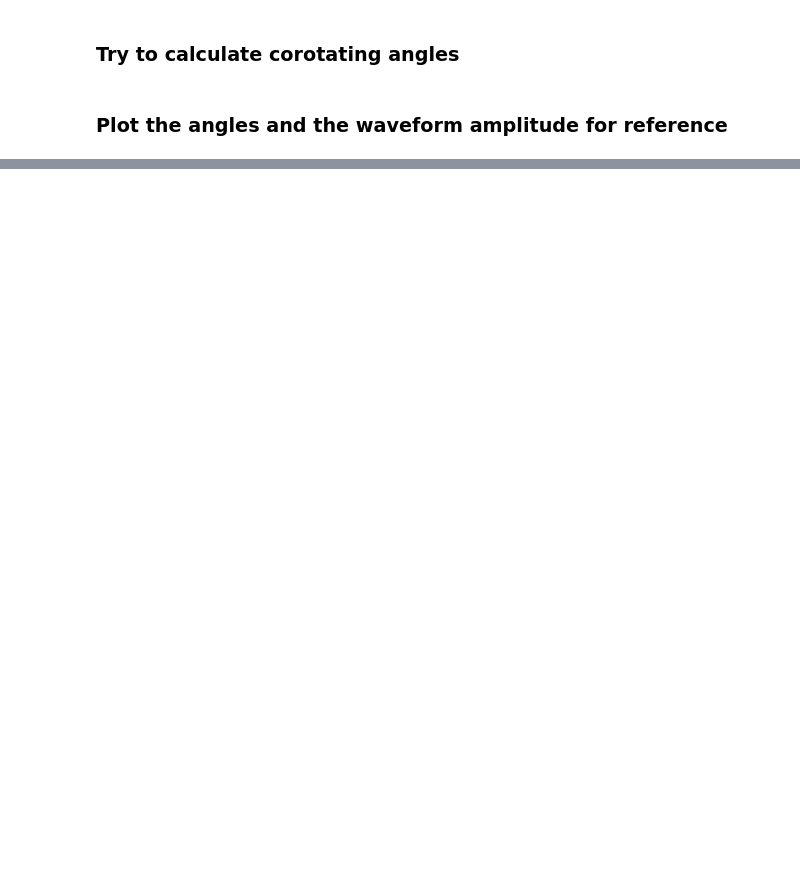
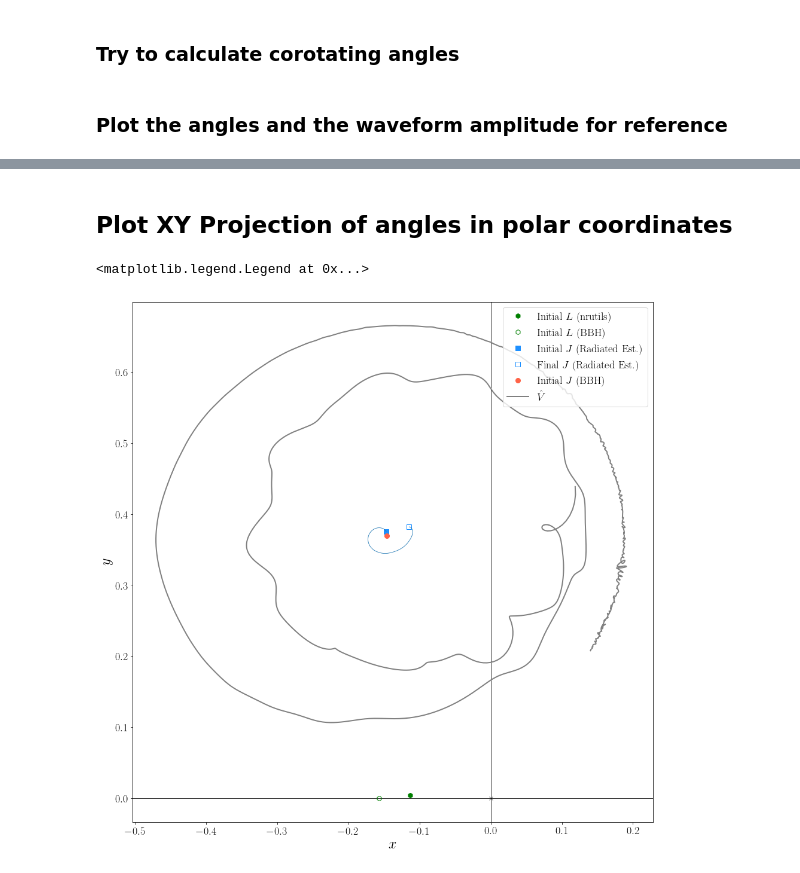
Before and after one commit to llondon6/nrutils_dev, a Jupyter notebook: issues/open/issue3_manipulate_waveform_frame.ipynb, the cells around one changed output, grey strips where cells are left out. Saved outputs shown, nothing was run; the diff lists cells and outputs as text; code cells hidden in the pictures; blank space fills up the shorter version.

Commit message:
updating manipulate waveform frame issue

```diff
--- a/issues/open/issue3_manipulate_waveform_frame.ipynb
+++ b/issues/open/issue3_manipulate_waveform_frame.ipynb
@@ -131,0 +132,72 @@ ax.set_xlim( [ domain_min, domain_max ] )
+# %% [markdown]
+## Plot XY Projection of angles in polar coordinates
+# %%
+
+#
+fig = figure( figsize=4*figaspect(1) )
+color = rgb(3)
+
+#
+y.__calc_radiated_quantities__()
+k = 0
+jx,jy,jz = y.remnant['J'][k] / linalg.norm( y.remnant['J'][k] )
+jfx,jfy,jfz = y.remnant['J'][-1] / linalg.norm( y.remnant['J'][-1] )
+
+#
+lx,ly,lz = (y.L1+y.L2)/linalg.norm( y.L1+y.L2 )
+L = array([ y.raw_metadata.initial_angular_momentumx, y.raw_metadata.initial_angular_momentumy, y.raw_metadata.initial_angular_momentumz])
+lx_bbh,ly_bbh,lz_bbh = L/linalg.norm(L)
+
+#
+S1 = array([ y.raw_metadata.initial_bh_spin2x, y.raw_metadata.initial_bh_spin2y, y.raw_metadata.initial_bh_spin2z])
+S2 = array([ y.raw_metadata.initial_bh_spin1x, y.raw_metadata.initial_bh_spin1y, y.raw_metadata.initial_bh_spin1z])
+S = S1+S2
+L = array([ y.raw_metadata.initial_angular_momentumx, y.raw_metadata.initial_angular_momentumy, y.raw_metadata.initial_angular_momentumz])
+bbh_jx,bbh_jy,bbh_jz = (L+S)/linalg.norm( L+S )
+
+#
+domain_min = domain_vals[y.preinspiral.right_index] if domain in ('t','time') else y.wstart_pn/(2*pi)
+domain_max = domain_vals[y.postringdown.left_index] if domain in ('t','time') else y.lm[2,2][kind].dt
+
+#
+mask = (domain_vals>=domain_min) & (domain_vals<=2030)
+mask = smoothest_part(alpha, smoothness_radius=120, smoothness_stepsize=3, smooth_length=3, smoothness_tolerance=2, unsigned=True)
+
+#
+axhline(0,color='k')
+axvline(0,color='k')
+
+#
+plot( lx,ly, 'h', color='green', label='Initial $L$ (nrutils)', ms=8 )
+plot( lx_bbh,ly_bbh, 'h', color='green', label='Initial $L$ (BBH)', ms=8, mfc='none' )
+
+#
+plot( jx,jy, 's', color='dodgerblue', label='Initial $J$ (Radiated Est.)', ms=8 )
+plot( jfx,jfy, 's', mfc='none', color='dodgerblue', label='Final $J$ (Radiated Est.)', ms=8 )
+
+#
+plot( bbh_jx,bbh_jy, 'o', color='tomato', label='Initial $J$ (BBH)', ms=8 )
+
+#
+plot( 0,0, 'xk', alpha=0.5 )
+
+#
+plot( x[mask],yy[mask], lw=2, color='grey', label='$\hat{V}$' )
+
+#
+J = y.remnant['J']
+for k in range(J.shape[0]):
+    J[k,:] /= linalg.norm(J[k,:])
+plot( J[:,0],J[:,1] )
+
+axis('square');
+
+#
+xlabel('$x$')
+ylabel('$y$');
+
+#
+legend( loc=1, frameon=True )
+# %% [output]
+<matplotlib.legend.Legend at 0x...>
+[figure, added]
```
Also changed, not shown: parts of 4 cells of this notebook.
